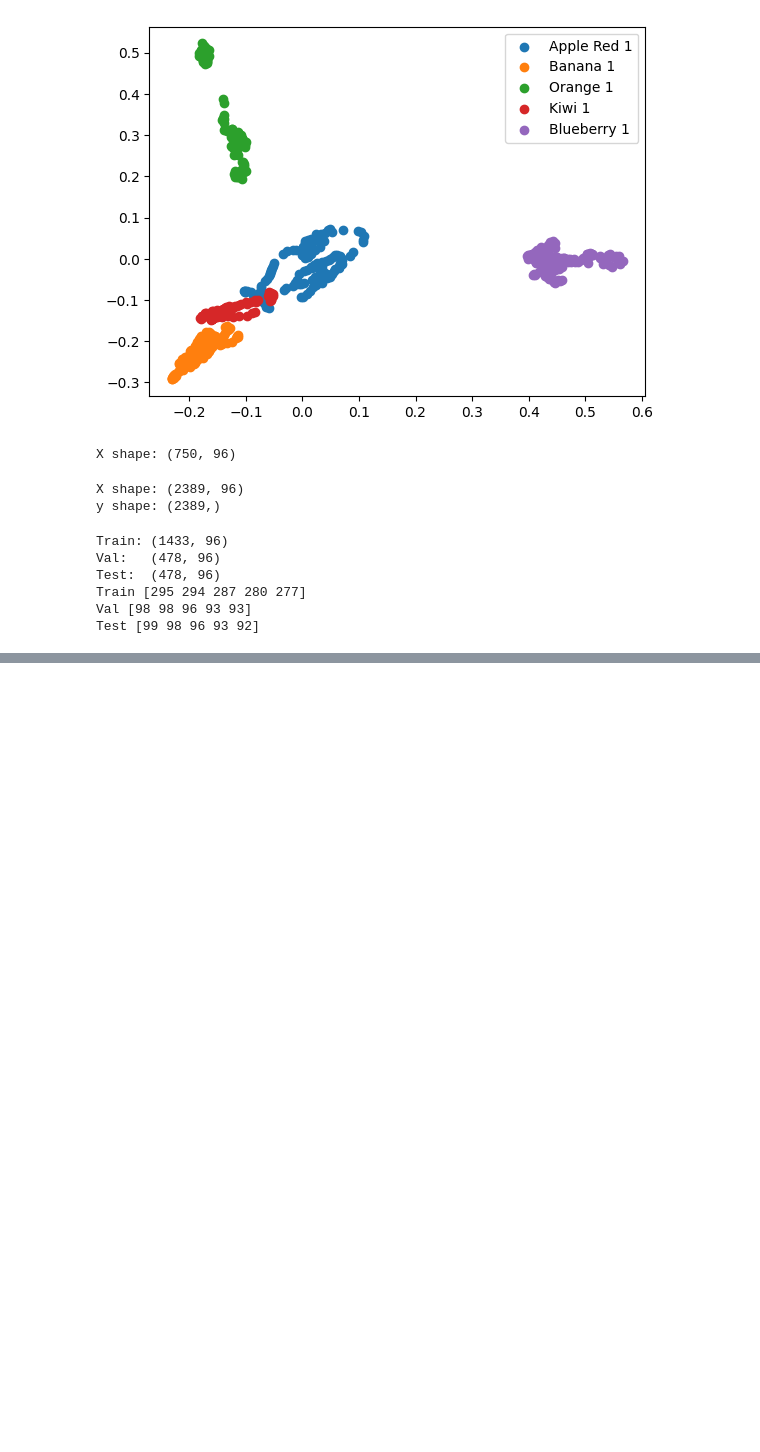
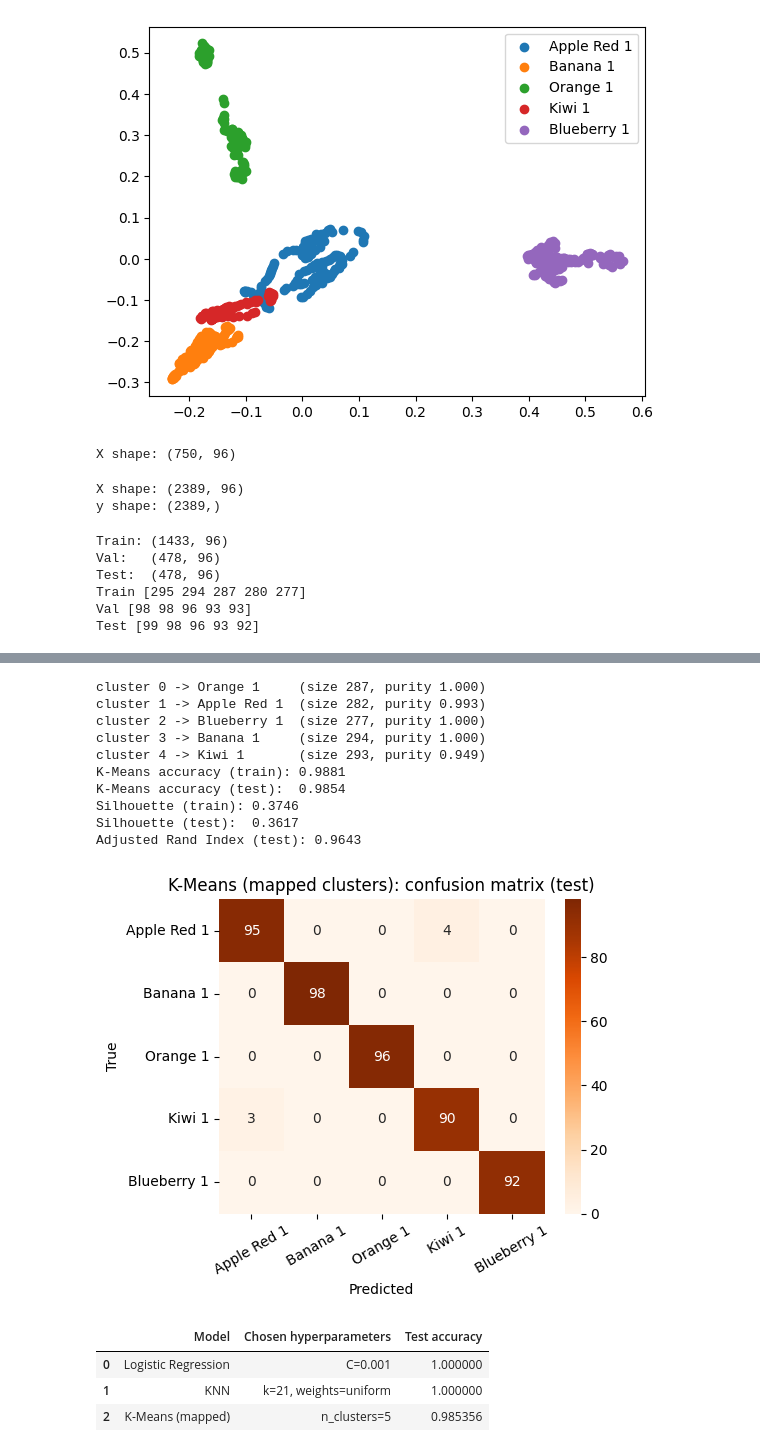
Before and after one commit to nour-ehab/ML-Project, a Jupyter notebook: part_b_images/01_images_preprocessing.ipynb, the cells around one changed output, grey strips where cells are left out. Drawn from its saved outputs; the diff is of its cells as text; code cells hidden in the pictures; blank space fills up the shorter version.

```diff
--- a/part_b_images/01_images_preprocessing.ipynb
+++ b/part_b_images/01_images_preprocessing.ipynb
@@ -174,0 +300,52 @@ Test [99 98 96 93 92]
+# %%
+kmeans_model = KMeans(n_clusters=5, n_init=10, random_state=42).fit(X_train_scaled)
+
+cluster_to_label = np.zeros(5, dtype=int)
+for k in range(5):
+    cluster_labels = y_train[kmeans_model.labels_ == k]
+    cluster_to_label[k] = np.bincount(cluster_labels, minlength=5).argmax()
+    print(f"cluster {k} -> {CLASSES[cluster_to_label[k]]:12s} (size {len(cluster_labels)}, purity {np.bincount(cluster_labels).max() / len(cluster_labels):.3f})")
+
+test_clusters = kmeans_model.predict(X_test_scaled)
+y_pred_km = cluster_to_label[test_clusters]
+
+print("K-Means accuracy (train):", round(accuracy_score(y_train, cluster_to_label[kmeans_model.labels_]), 4))
+print("K-Means accuracy (test): ", round(accuracy_score(y_test, y_pred_km), 4))
+print("Silhouette (train):", round(silhouette_score(X_train_scaled, kmeans_model.labels_), 4))
+print("Silhouette (test): ", round(silhouette_score(X_test_scaled, test_clusters), 4))
+print("Adjusted Rand Index (test):", round(adjusted_rand_score(y_test, test_clusters), 4))
+
+plt.figure(figsize=(5.5, 4.5))
+sns.heatmap(confusion_matrix(y_test, y_pred_km), annot=True, fmt="d", cmap="Oranges",
+            xticklabels=CLASSES, yticklabels=CLASSES)
+plt.title("K-Means (mapped clusters): confusion matrix (test)")
+plt.xlabel("Predicted")
+plt.ylabel("True")
+plt.xticks(rotation=30)
+plt.tight_layout()
+plt.show()
+# %% [output]
+cluster 0 -> Orange 1     (size 287, purity 1.000)
+cluster 1 -> Apple Red 1  (size 282, purity 0.993)
+cluster 2 -> Blueberry 1  (size 277, purity 1.000)
+cluster 3 -> Banana 1     (size 294, purity 1.000)
+cluster 4 -> Kiwi 1       (size 293, purity 0.949)
+K-Means accuracy (train): 0.9881
+K-Means accuracy (test):  0.9854
+Silhouette (train): 0.3746
+Silhouette (test):  0.3617
+Adjusted Rand Index (test): 0.9643
+[figure, added]
+# %%
+results_table = pd.DataFrame({
+    "Model": ["Logistic Regression", "KNN", "K-Means (mapped)"],
+    "Chosen hyperparameters": [f"C={best_C}", f"k={best_k}, weights={best_w}", "n_clusters=5"],
+    "Test accuracy": [accuracy_score(y_test, y_pred_lr), accuracy_score(y_test, y_pred_knn),
+                      accuracy_score(y_test, y_pred_km)],
+})
+results_table
+# %% [output]
+|  | Model | Chosen hyperparameters | Test accuracy |
+| 0 | Logistic Regression | C=0.001 | 1.000000 |
+| 1 | KNN | k=21, weights=uniform | 1.000000 |
+| 2 | K-Means (mapped) | n_clusters=5 | 0.985356 |
```
Also changed, not shown: parts of 8 cells of this notebook.
